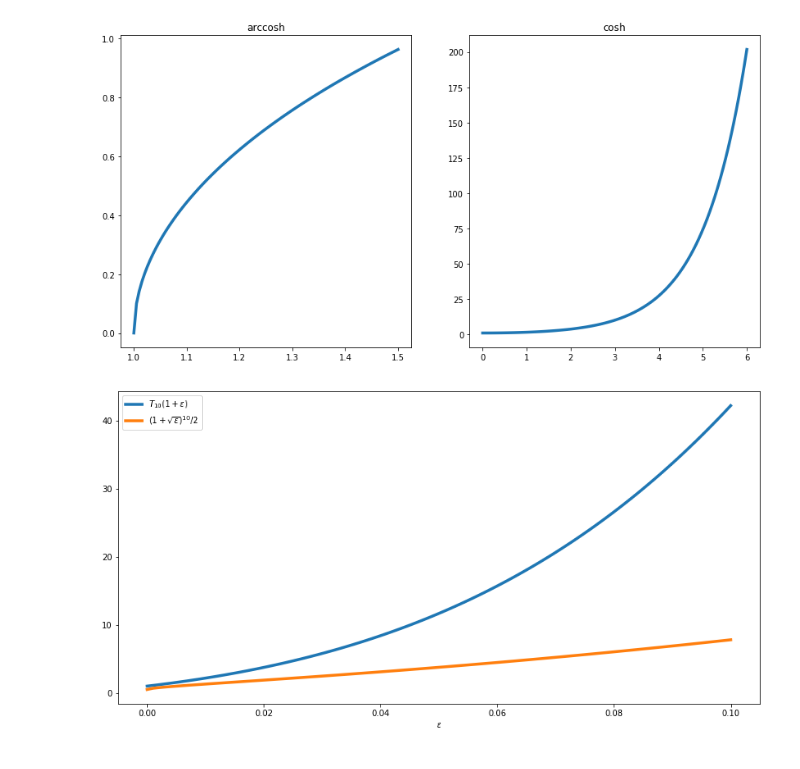
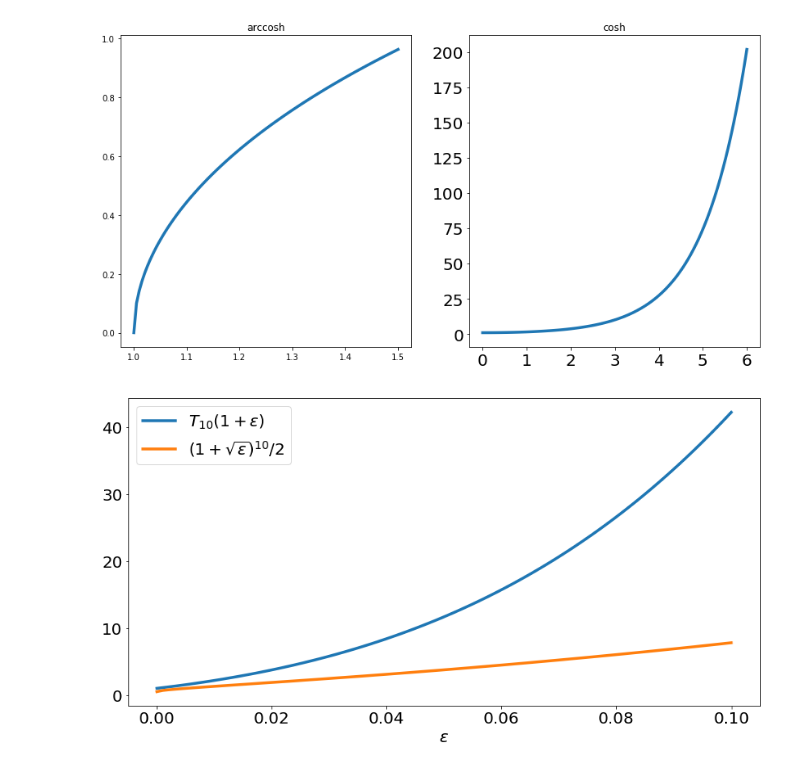
Before and after one commit to ee227c/ee227c.github.io, a Jupyter notebook: notes/lecture6.ipynb, the cells around one changed output. Cells and saved outputs as stored; diff of their text form; code cells hidden in the pictures.

```diff
--- a/notes/lecture6.ipynb
+++ b/notes/lecture6.ipynb
@@ -118,17 +124,22 @@ plt.plot(vs, np.arccosh(vs), **kwargs)
 plt.subplot(122, title="cosh")
 vs = np.linspace(0, 6, 100)
 plt.plot(vs, np.cosh(vs), **kwargs);
+plt.xticks(fontsize=20)
+plt.yticks(fontsize=20)
+plt.legend(fontsize=20)
 # %% [output]
-[figure, old version]
+[figure, new version]
 # %%
 plt.figure(figsize=(14,7))
 epsilons = np.linspace(0., 0.1, 100)
-plt.xlabel('$\epsilon$')
+plt.xlabel('$\epsilon$', size=20)
 plt.plot(epsilons, T(10, 1+epsilons),
          label='$T_{10}(1+\epsilon)$', **kwargs)
 plt.plot(epsilons, (1+np.sqrt(epsilons))**10/2,
          label='$(1+\sqrt{\epsilon})^{10}/2$', **kwargs)
-plt.legend();
+plt.xticks(fontsize=20)
+plt.yticks(fontsize=20)
+plt.legend(fontsize=20)
 plt.savefig('figures/lecture6-conv.pdf')
 # %% [output]
-[figure, old version]
+[figure, new version]
```
Also changed, not shown: parts of 4 cells of this notebook, 7 other files.
